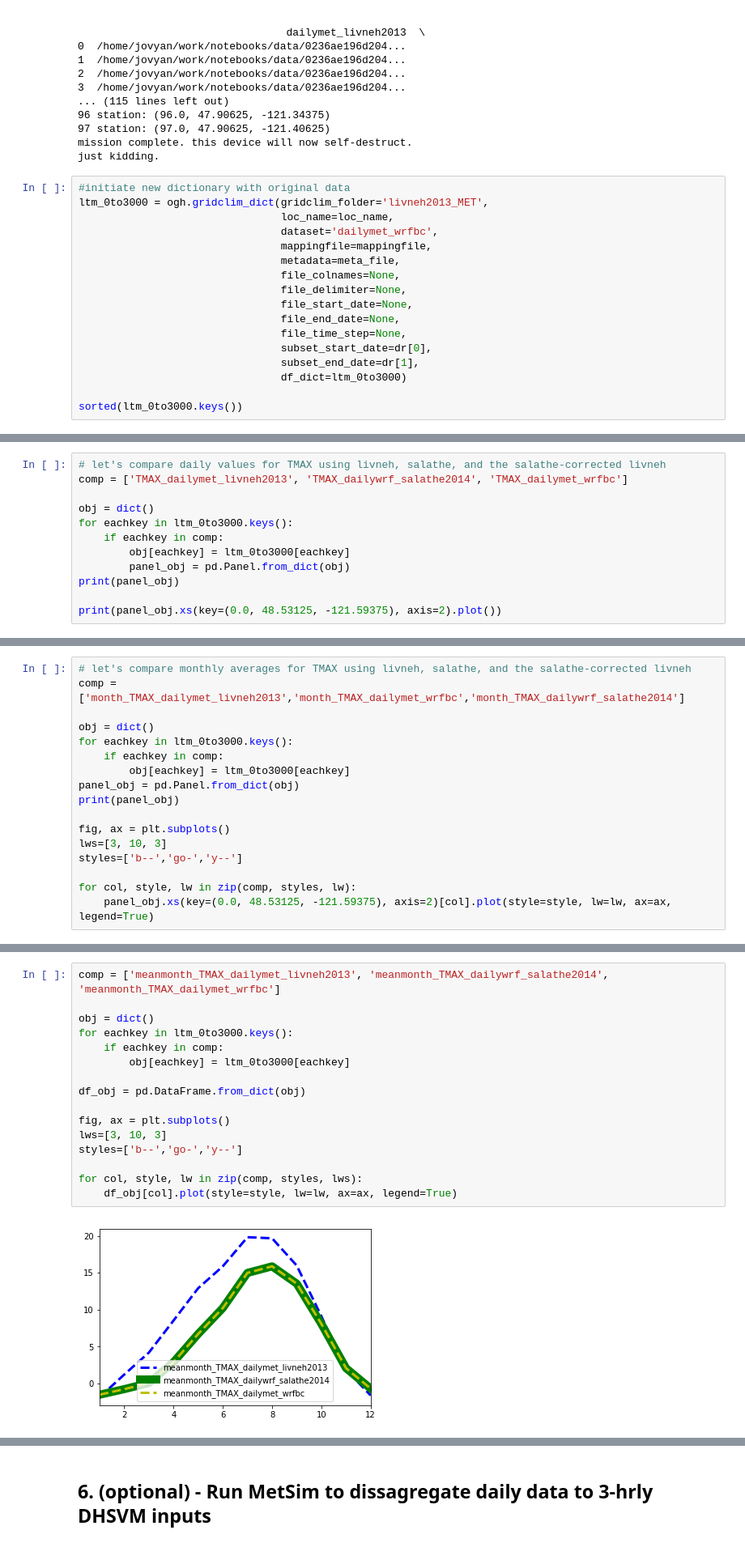
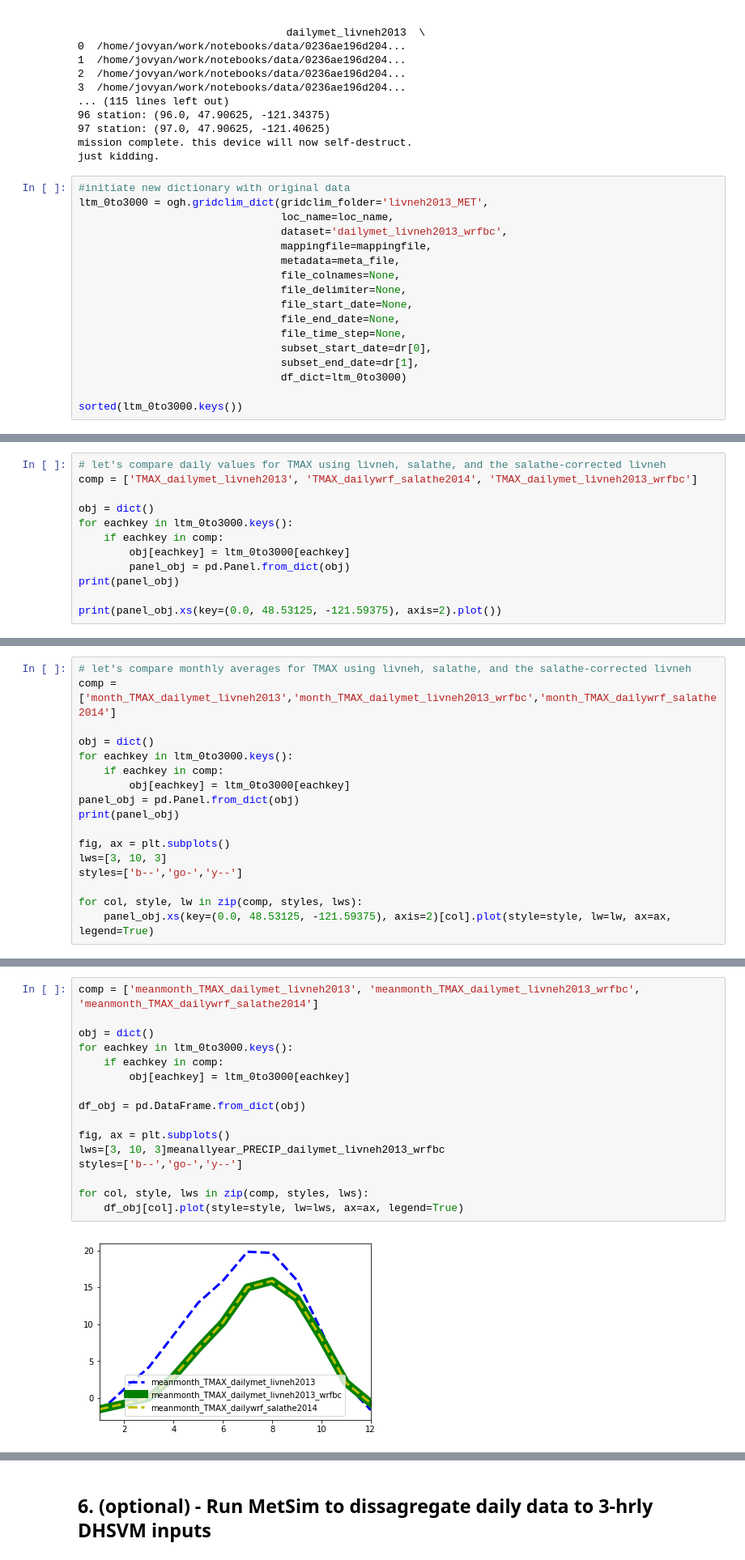
Before and after one commit to ChristinaB/Observatory-Draft, a Jupyter notebook: Observatory_Sauk_LivBC2WRF_092117.ipynb, the cells around one changed output, grey strips where cells are left out. Shown at 81% size. Saved outputs shown, nothing was run; the diff lists cells and outputs as text.

```diff
--- a/Observatory_Sauk_LivBC2WRF_092117.ipynb
+++ b/Observatory_Sauk_LivBC2WRF_092117.ipynb
@@ -359,7 +363,7 @@ just kidding.
 #initiate new dictionary with original data
 ltm_0to3000 = ogh.gridclim_dict(gridclim_folder='livneh2013_MET',
                                 loc_name=loc_name,
-                                dataset='dailymet_wrfbc',
+                                dataset='dailymet_livneh2013_wrfbc',
                                 mappingfile=mappingfile,
                                 metadata=meta_file,
                                 file_colnames=None,
@@ -425,7 +428,7 @@ sorted(meta_file.keys())
  'dailywrf_salathe2014']
 # %%
 # let's compare daily values for TMAX using livneh, salathe, and the salathe-corrected livneh
-comp = ['TMAX_dailymet_livneh2013', 'TMAX_dailywrf_salathe2014', 'TMAX_dailymet_wrfbc']
+comp = ['TMAX_dailymet_livneh2013', 'TMAX_dailywrf_salathe2014', 'TMAX_dailymet_livneh2013_wrfbc']
 
 obj = dict()
 for eachkey in ltm_0to3000.keys():
@@ -446,6 +449,6 @@ Axes(0.125,0.125;0.775x0.755)
 # %%
 # let's compare monthly averages for TMAX using livneh, salathe, and the salathe-corrected livneh
-comp = ['month_TMAX_dailymet_livneh2013','month_TMAX_dailymet_wrfbc','month_TMAX_dailywrf_salathe2014']
+comp = ['month_TMAX_dailymet_livneh2013','month_TMAX_dailymet_livneh2013_wrfbc','month_TMAX_dailywrf_salathe2014']
 
 obj = dict()
 for eachkey in ltm_0to3000.keys():
@@ -458,7 +461,7 @@ fig, ax = plt.subplots()
 lws=[3, 10, 3]
 styles=['b--','go-','y--']
 
-for col, style, lw in zip(comp, styles, lw):
+for col, style, lw in zip(comp, styles, lws):
     panel_obj.xs(key=(0.0, 48.53125, -121.59375), axis=2)[col].plot(style=style, lw=lw, ax=ax, legend=True)
 # %% [output]
 <class 'pandas.core.panel.Panel'>
@@ -471,21 +473,21 @@ TypeError: zip argument #3 must support iteration
 # %%
-comp = ['meanmonth_TMAX_dailymet_livneh2013', 'meanmonth_TMAX_dailywrf_salathe2014', 'meanmonth_TMAX_dailymet_wrfbc']
+comp = ['meanmonth_TMAX_dailymet_livneh2013', 'meanmonth_TMAX_dailymet_livneh2013_wrfbc', 'meanmonth_TMAX_dailywrf_salathe2014']
 
 obj = dict()
 for eachkey in ltm_0to3000.keys():
     if eachkey in comp:
         obj[eachkey] = ltm_0to3000[eachkey]
 
 df_obj = pd.DataFrame.from_dict(obj)
 
 fig, ax = plt.subplots()
-lws=[3, 10, 3]
+lws=[3, 10, 3]meanallyear_PRECIP_dailymet_livneh2013_wrfbc
 styles=['b--','go-','y--']
 
-for col, style, lw in zip(comp, styles, lws):
-    df_obj[col].plot(style=style, lw=lw, ax=ax, legend=True)
+for col, style, lws in zip(comp, styles, lws):
+    df_obj[col].plot(style=style, lw=lws, ax=ax, legend=True)
 # %% [output]
-[figure, old version]
+[figure, new version]
 # %%
 #initiate new dictionary with original data
 #ltm_deltaTratioP_0to3000_v2 = dict(ltm_deltaTratioP_0to3000)
```
Also changed, not shown: parts of 16 cells of this notebook.
